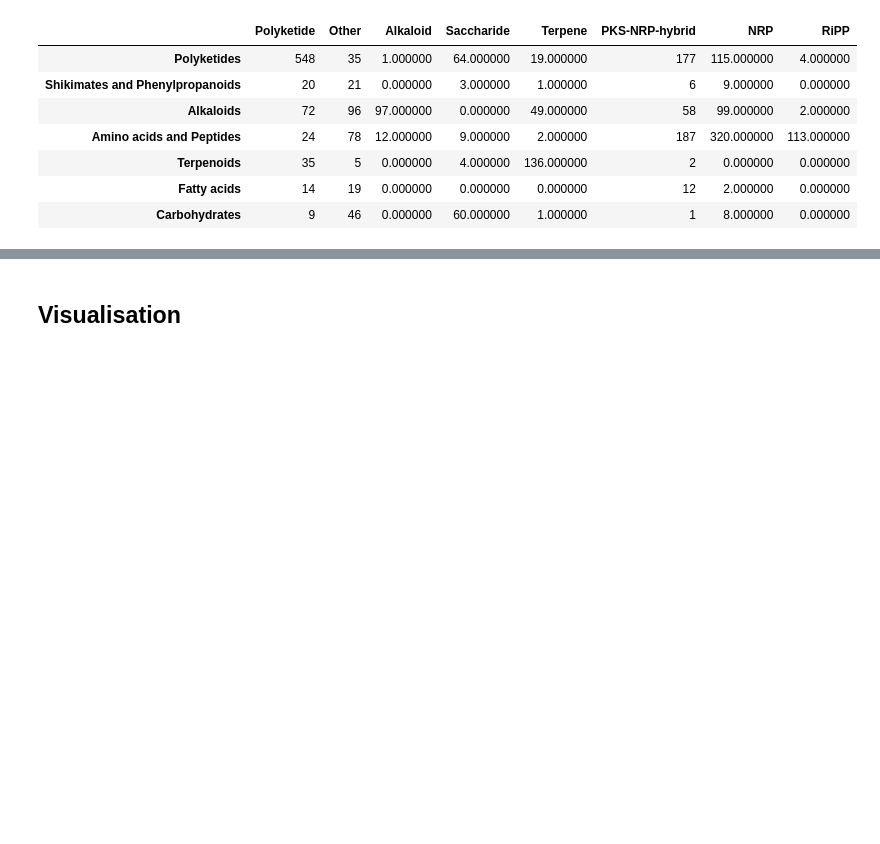
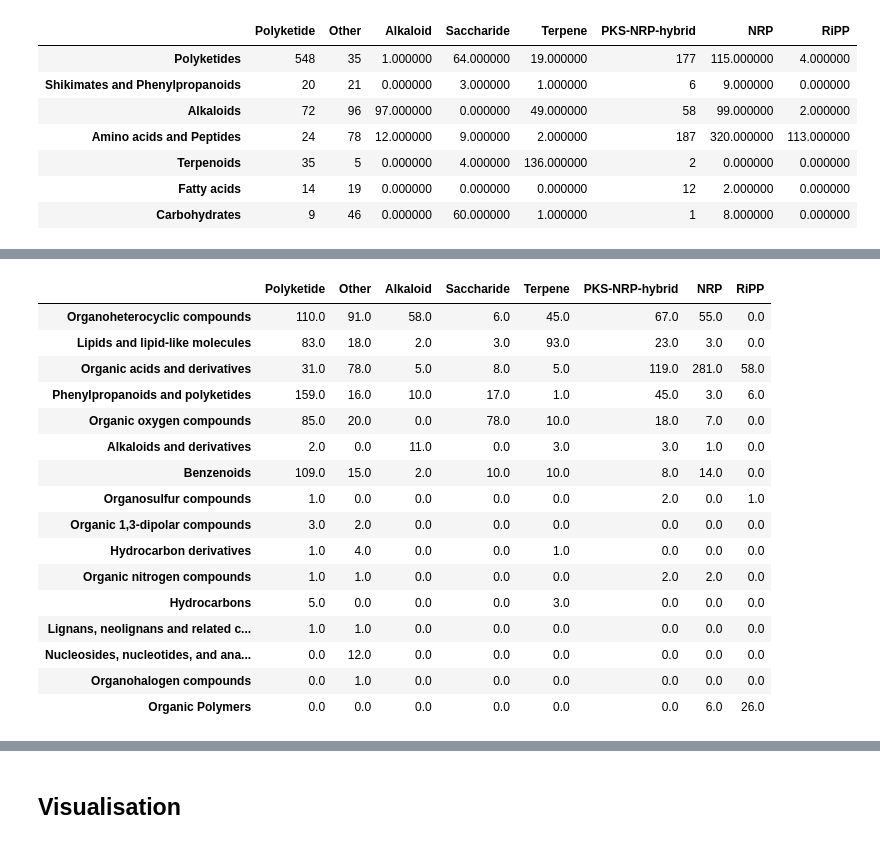
Before and after one commit to louwenjjr/mibig_classifications, a Jupyter notebook: notebooks/5-make_probability_tables.ipynb, the cells around one changed output, grey strips where cells are left out. Drawn from its saved outputs; the diff is of its cells as text; code cells hidden in the pictures; blank space fills up the shorter version.

```diff
--- a/notebooks/5-make_probability_tables.ipynb
+++ b/notebooks/5-make_probability_tables.ipynb
@@ -167,0 +193,21 @@ s
+# %%
+df_mibig_cls_cf_superclass = pd.DataFrame.from_dict(result['mibig_class']['superclass'], dtype=int).fillna(0)
+df_mibig_cls_cf_superclass
+# %% [output]
+|  | Polyketide | Other | Alkaloid | Saccharide | Terpene | PKS-NRP-hybrid | NRP | RiPP |
+| Organoheterocyclic compounds | 110.0 | 91.0 | 58.0 | 6.0 | 45.0 | 67.0 | 55.0 | 0.0 |
+| Lipids and lipid-like molecules | 83.0 | 18.0 | 2.0 | 3.0 | 93.0 | 23.0 | 3.0 | 0.0 |
+| Organic acids and derivatives | 31.0 | 78.0 | 5.0 | 8.0 | 5.0 | 119.0 | 281.0 | 58.0 |
+| Phenylpropanoids and polyketides | 159.0 | 16.0 | 10.0 | 17.0 | 1.0 | 45.0 | 3.0 | 6.0 |
+| Organic oxygen compounds | 85.0 | 20.0 | 0.0 | 78.0 | 10.0 | 18.0 | 7.0 | 0.0 |
+| Alkaloids and derivatives | 2.0 | 0.0 | 11.0 | 0.0 | 3.0 | 3.0 | 1.0 | 0.0 |
+| Benzenoids | 109.0 | 15.0 | 2.0 | 10.0 | 10.0 | 8.0 | 14.0 | 0.0 |
+| Organosulfur compounds | 1.0 | 0.0 | 0.0 | 0.0 | 0.0 | 2.0 | 0.0 | 1.0 |
+| Organic 1,3-dipolar compounds | 3.0 | 2.0 | 0.0 | 0.0 | 0.0 | 0.0 | 0.0 | 0.0 |
+| Hydrocarbon derivatives | 1.0 | 4.0 | 0.0 | 0.0 | 1.0 | 0.0 | 0.0 | 0.0 |
+| Organic nitrogen compounds | 1.0 | 1.0 | 0.0 | 0.0 | 0.0 | 2.0 | 2.0 | 0.0 |
+| Hydrocarbons | 5.0 | 0.0 | 0.0 | 0.0 | 3.0 | 0.0 | 0.0 | 0.0 |
+| Lignans, neolignans and related c... | 1.0 | 1.0 | 0.0 | 0.0 | 0.0 | 0.0 | 0.0 | 0.0 |
+| Nucleosides, nucleotides, and ana... | 0.0 | 12.0 | 0.0 | 0.0 | 0.0 | 0.0 | 0.0 | 0.0 |
+| Organohalogen compounds | 0.0 | 1.0 | 0.0 | 0.0 | 0.0 | 0.0 | 0.0 | 0.0 |
+| Organic Polymers | 0.0 | 0.0 | 0.0 | 0.0 | 0.0 | 0.0 | 6.0 | 26.0 |
```
Also changed, not shown: parts of 12 cells of this notebook.
